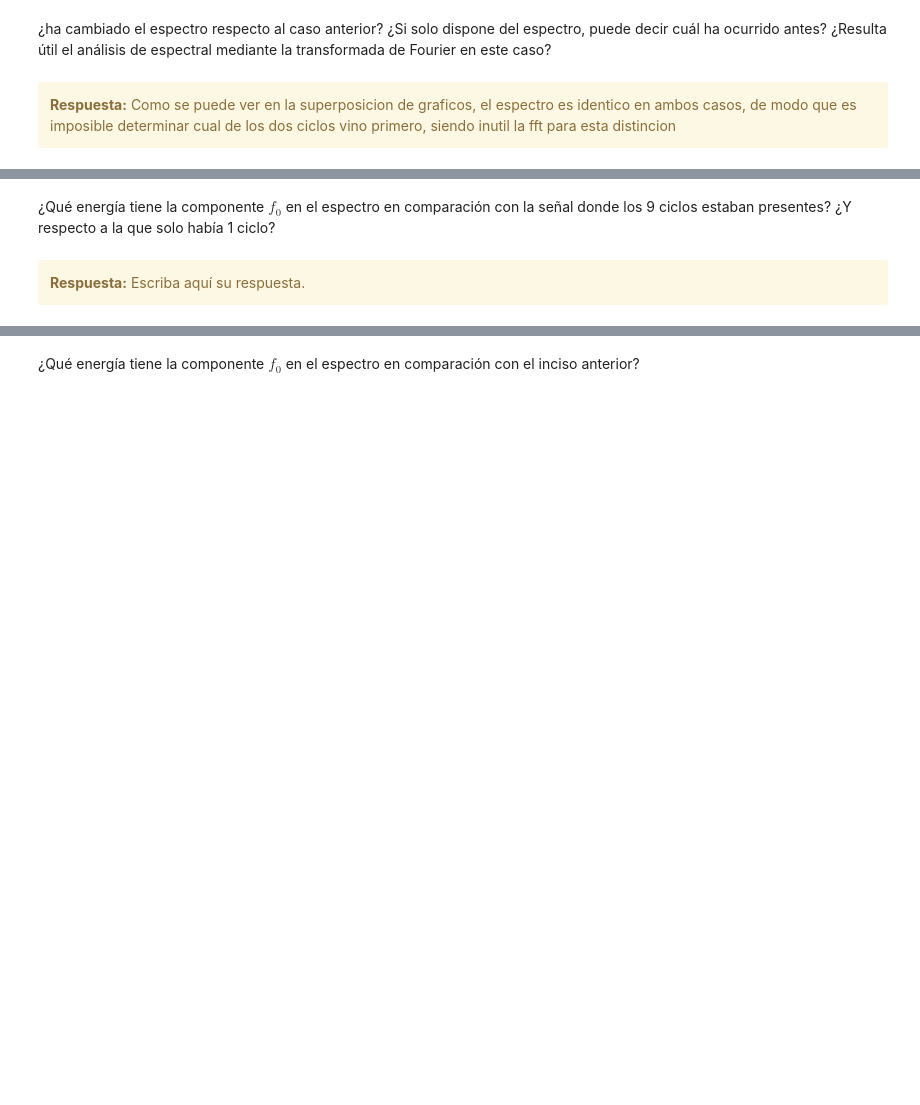
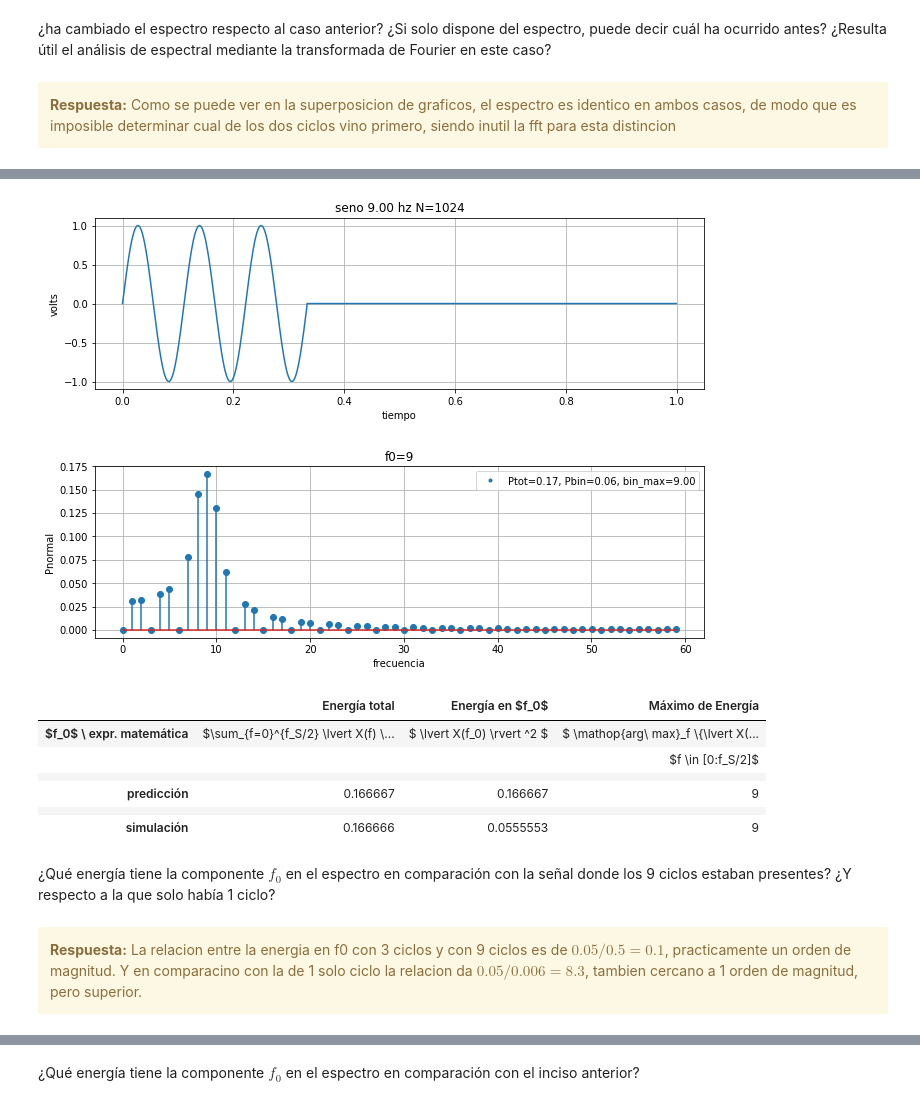
Before and after one commit to pslavkin/mse_15psf, a Jupyter notebook: TP1 - Muestreo de señales - Forurier.ipynb, the cells around one changed output, grey strips where cells are left out. Saved outputs shown, nothing was run; the diff lists cells and outputs as text; code cells hidden in the pictures; blank space fills up the shorter version.

Commit message:
termino TP1.. por fin.. ahora veo como lo subo.
Bueno ahi termine el TP1.. muyyy largo.. para hacerlo bien mepa que se
pasa de detalle. pero bueno, ahi lo dejo. Ahora veo de subirlo y mandarlo
a

```diff
--- a/TP1 - Muestreo de señales - Forurier.ipynb
+++ b/TP1 - Muestreo de señales - Forurier.ipynb
@@ -1024,9 +1004,66 @@ HTML(df.to_html())
+# %%
+
+from pandas import DataFrame
+from IPython.display import HTML
+
+import matplotlib.pyplot as plt
+import numpy as np
+from plotter import *
+from signal_generator import *
+from dft import *
+
+N  = 1024
+fs = 1024
+a0 = 1
+
+f0 = 9*fs//N
+
+dft_c  = dft_class              (     )
+sg     = signal_generator_class (     )
+pl     = plotter_class          ( 2,1 )
+ans    = np.zeros(3)
+
+signal  ,time  = sg.signal_sin_cycles ( fs ,f0 ,a0 ,N ,0 ,3)
+
+fft    ,freq = dft_c.abs            ( fs ,N  ,signal      );
+pl.plot_signal ( 1 ,time ,signal  ,'seno %.2f hz N=%d' %((f0),N) ,'tiempo'  ,'volts' ,trace='-' )
+ans[0] = dft_c.power_total ( fs, fft ,f0 )
+ans[1] = dft_c.power_bin   ( fs, fft ,f0 )
+ans[2] = dft_c.max_bin     ( fs, fft     )
+
+pl.stem_signal ( 2 ,freq,fft,f"f0={f0}",'frecuencia','Pnormal',f"Ptot={ans[0]:.2f}, Pbin={ans[1]:.2f}, bin_max={ans[2]:.2f}",center=ans[2],zoom=N//20)
+pl.plot_show()
+
+tus_resultados = [ ['$\sum_{f=0}^{f_S/2} \lvert X(f) \rvert ^2$', '$ \lvert X(f_0) \rvert ^2 $', '$ \mathop{arg\ max}_f \{\lvert X(f) \rvert ^2\} $'],
+                   ['',                                     '',                           '$f \in [0:f_S/2]$'],
+                  ['', '', ''],
+                  [0.5/9*3, 0.5/9*3, 9], # <-- completar acá
+                  ['', '', ''],
+                 [ans[0],ans[1],ans[2]],
+                 ]
+df = DataFrame(tus_resultados, columns=['Energía total', 'Energía en $f_0$', 'Máximo de Energía'],
+               index=['$f_0$ \ expr. matemática',
+                      '',
+                      '',
+                      'predicción',
+                      '',
+                      'simulación'])
+HTML(df.to_html())
+# %% [output]
+[figure, added]
+|  | Energía total | Energía en $f_0$ | Máximo de Energía |
+| $f_0$ \ expr. matemática | $\sum_{f=0}^{f_S/2} \lvert X(f) \... | $ \lvert X(f_0) \rvert ^2 $ | $ \mathop{arg\ max}_f \{\lvert X(... |
+|  |  |  | $f \in [0:f_S/2]$ |
+|  |  |  |  |
+| predicción | 0.166667 | 0.166667 | 9 |
+|  |  |  |  |
+| simulación | 0.166666 | 0.0555553 | 9 |
 # %% [markdown]
 ¿Qué energía tiene la componente $f_0$ en el espectro en comparación con la señal donde los 9 ciclos estaban presentes? ¿Y respecto a la que solo había 1 ciclo?
-# %% [markdown]
-<div class="alert alert-block alert-warning">
-<b>Respuesta:</b> Escriba aquí su respuesta.
-</div>
+# %% [markdown]
+<div class="alert alert-block alert-warning">
+<b>Respuesta:</b> La relacion entre la energia en f0 con 3 ciclos y con 9 ciclos es de $0.05/0.5=0.1$, practicamente un orden de magnitud. Y en comparacino con la de 1 solo ciclo la relacion da $0.05/0.006=8.3$, tambien cercano a 1 orden de magnitud, pero superior.
+</div>
 # %% [markdown]
 <table width="80%" cellpadding="7" cellspacing="0">
 	<col width="50%">
```
Also changed, not shown: parts of 18 cells of this notebook, 4 other files.
